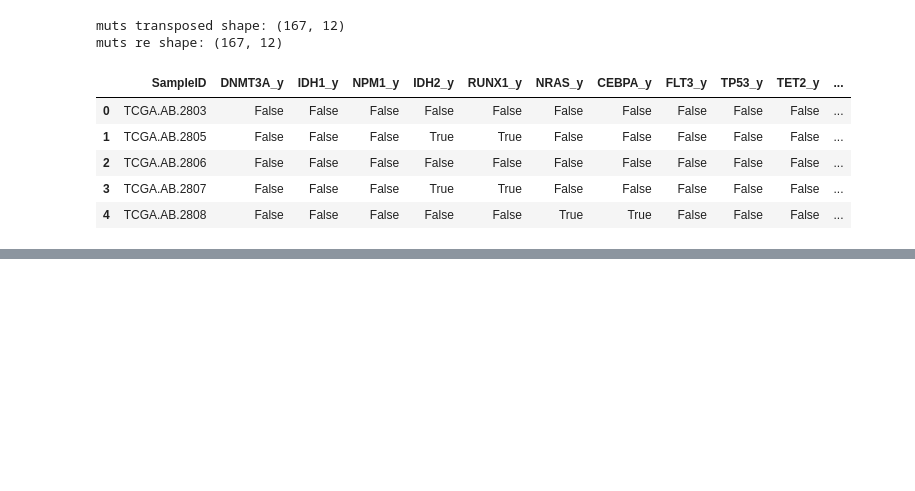
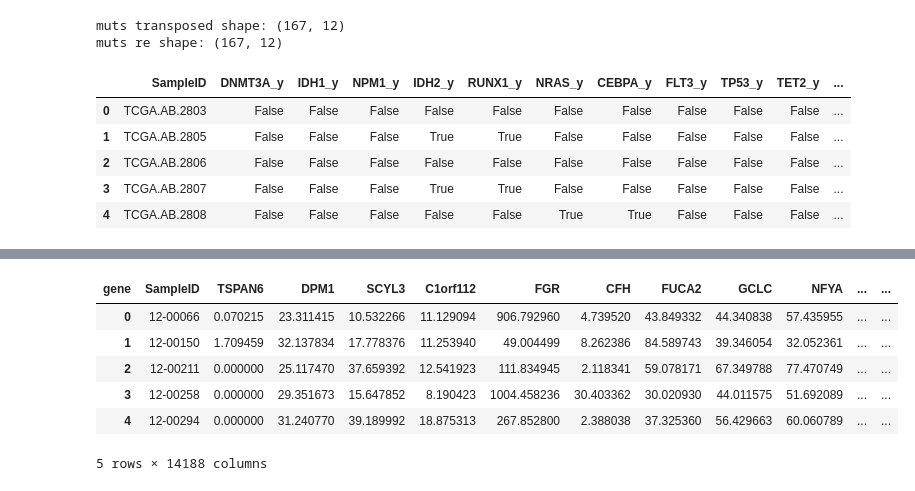
Before and after one commit to Eden5165/workshop_genomic, a Jupyter notebook: test_data_prep.ipynb, the cells around one changed output, grey strips where cells are left out. Saved outputs shown, nothing was run; the diff lists cells and outputs as text; code cells hidden in the pictures; blank space fills up the shorter version.

```diff
--- a/test_data_prep.ipynb
+++ b/test_data_prep.ipynb
@@ -156,0 +177,12 @@ muts re shape: (167, 12)
+# %%
+beat_filt_trans = data_prep_utils.transpose_df(beat_filt)
+# %%
+beat_filt_trans.head()
+# %% [output]
+| gene | SampleID | TSPAN6 | DPM1 | SCYL3 | C1orf112 | FGR | CFH | FUCA2 | GCLC | NFYA | ... | ... |
+| 0 | 12-00066 | 0.070215 | 23.311415 | 10.532266 | 11.129094 | 906.792960 | 4.739520 | 43.849332 | 44.340838 | 57.435955 | ... | ... |
+| 1 | 12-00150 | 1.709459 | 32.137834 | 17.778376 | 11.253940 | 49.004499 | 8.262386 | 84.589743 | 39.346054 | 32.052361 | ... | ... |
+| 2 | 12-00211 | 0.000000 | 25.117470 | 37.659392 | 12.541923 | 111.834945 | 2.118341 | 59.078171 | 67.349788 | 77.470749 | ... | ... |
+| 3 | 12-00258 | 0.000000 | 29.351673 | 15.647852 | 8.190423 | 1004.458236 | 30.403362 | 30.020930 | 44.011575 | 51.692089 | ... | ... |
+| 4 | 12-00294 | 0.000000 | 31.240770 | 39.189992 | 18.875313 | 267.852800 | 2.388038 | 37.325360 | 56.429663 | 60.060789 | ... | ... |
+5 rows × 14188 columns
```
Also changed, not shown: parts of 7 cells of this notebook, 3 other files.
